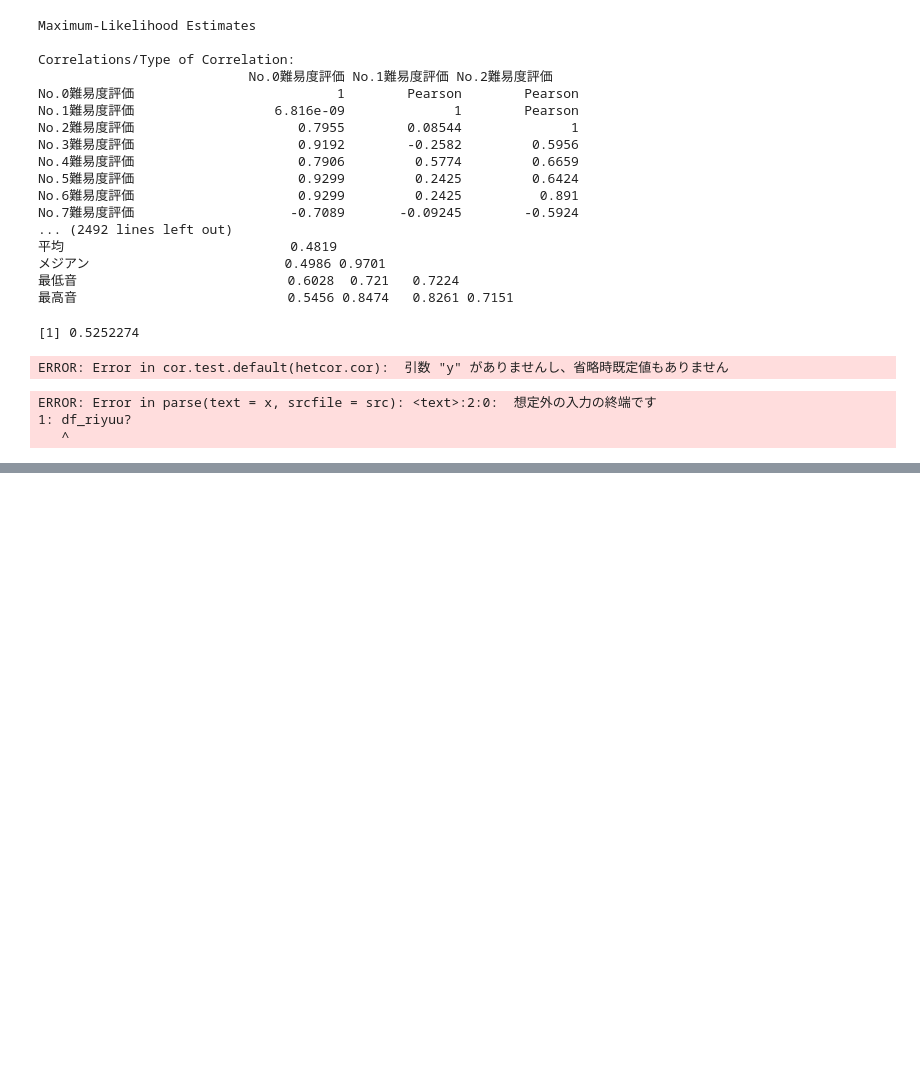
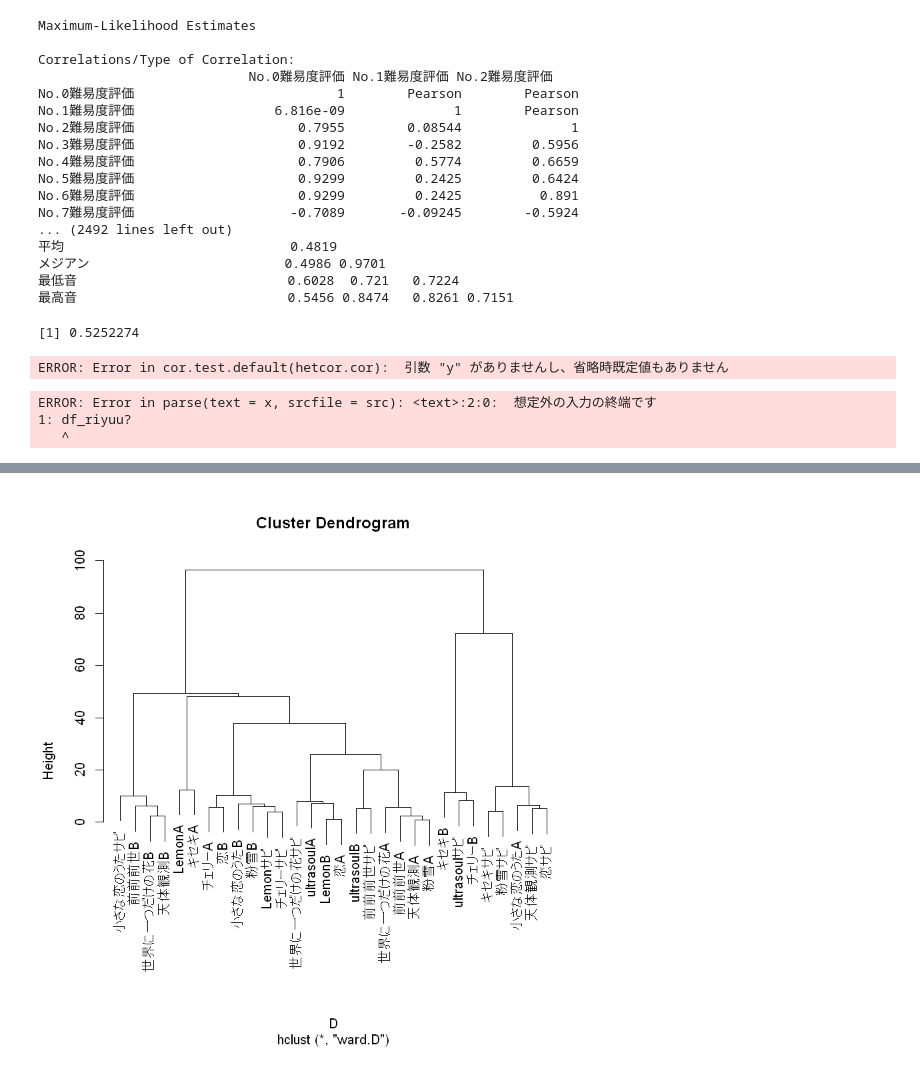
Before and after one commit to yamathcy/sotsuken, a Jupyter notebook: Untitled1.ipynb, the cells around one changed output, grey strips where cells are left out. Drawn from its saved outputs; the diff is of its cells as text; code cells hidden in the pictures; blank space fills up the shorter version.

```diff
--- a/Untitled1.ipynb
+++ b/Untitled1.ipynb
@@ -81,0 +130,2 @@ ERROR: Error in parse(text = x, srcfile = src): <text>:2:0:  想定外の入力
+# %%
+tokuchou <- read.csv("tokuchou.csv",row.names=1)
@@ -81,0 +152,10 @@ ERROR: Error in parse(text = x, srcfile = src): <text>:2:0:  想定外の入力
+# %%
+z1 <- scale(tokuchou)
+# %%
+D0 <- dist(z1,method = "euclidean")
+D <- (1/2)*D0^2
+# %%
+clust <- hclust(D,method = "ward.D")
+plot(clust)
+# %% [output]
+[figure, added]
```
Also changed, not shown: parts of 12 cells of this notebook, 8 other files.
